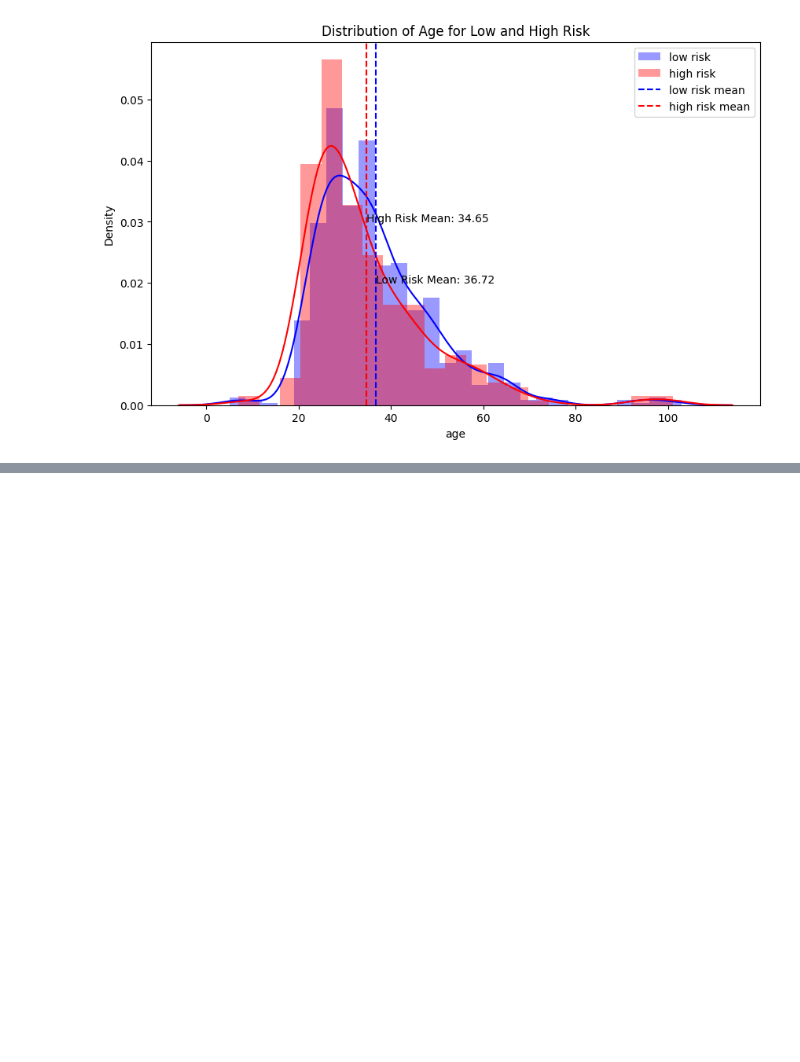
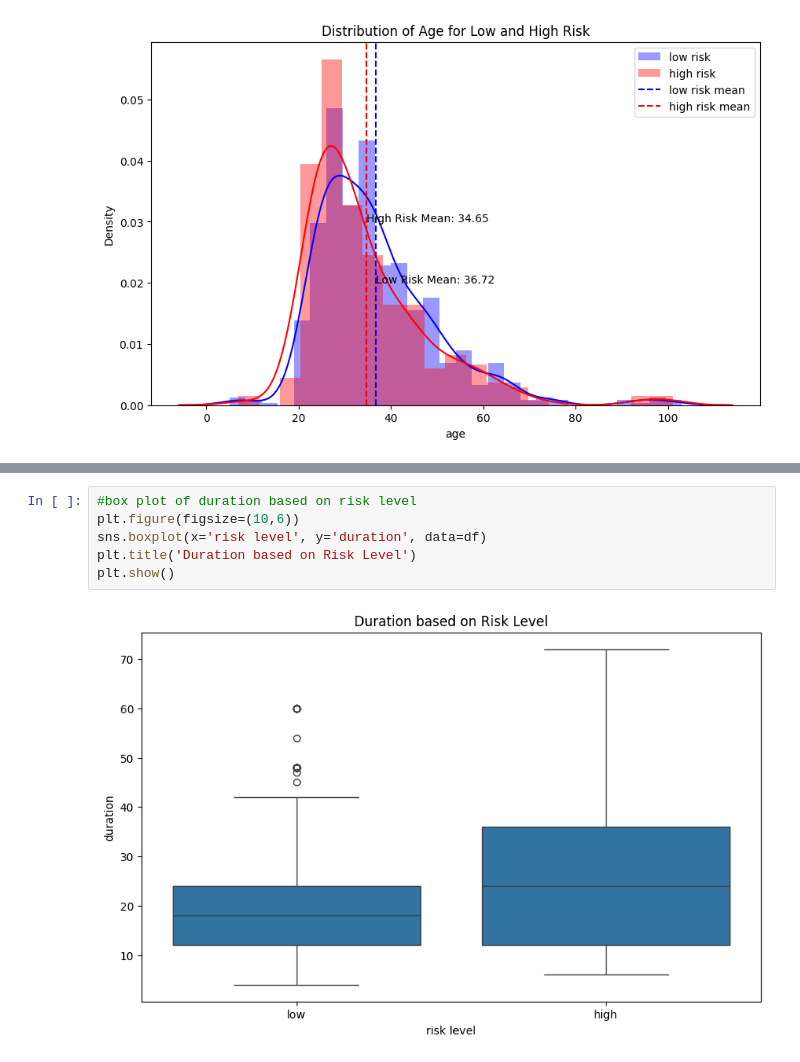
Before and after one commit to lamvytran/credit-risk-analysis, a Jupyter notebook: credit_analysis.ipynb, the cells around one changed output, grey strips where cells are left out. Saved outputs shown, nothing was run; the diff lists cells and outputs as text; blank space fills up the shorter version.

```diff
--- a/credit_analysis.ipynb
+++ b/credit_analysis.ipynb
@@ -143,0 +171,8 @@ https://gist.github.com/mwaskom/de44147ed2974457ad6372750bbe5751
+# %%
+#box plot of duration based on risk level
+plt.figure(figsize=(10,6))
+sns.boxplot(x='risk level', y='duration', data=df)
+plt.title('Duration based on Risk Level')
+plt.show()
+# %% [output]
+[figure, added]
```
Also changed, not shown: parts of 10 cells of this notebook, 2 other files.
